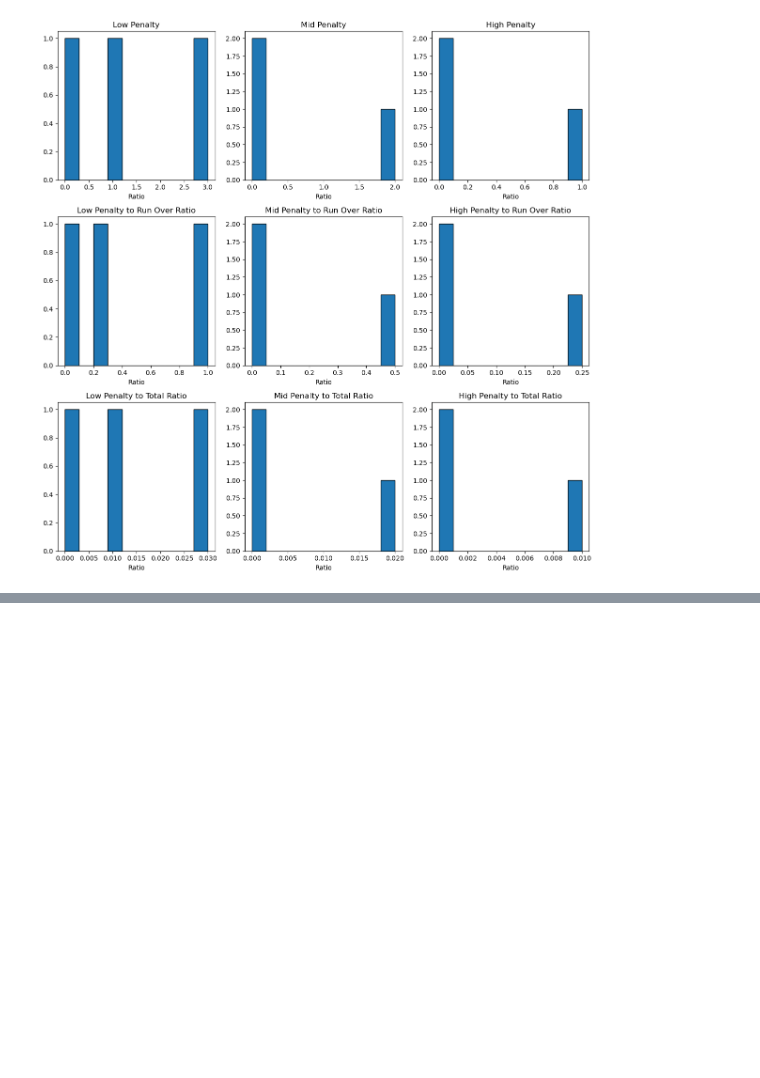
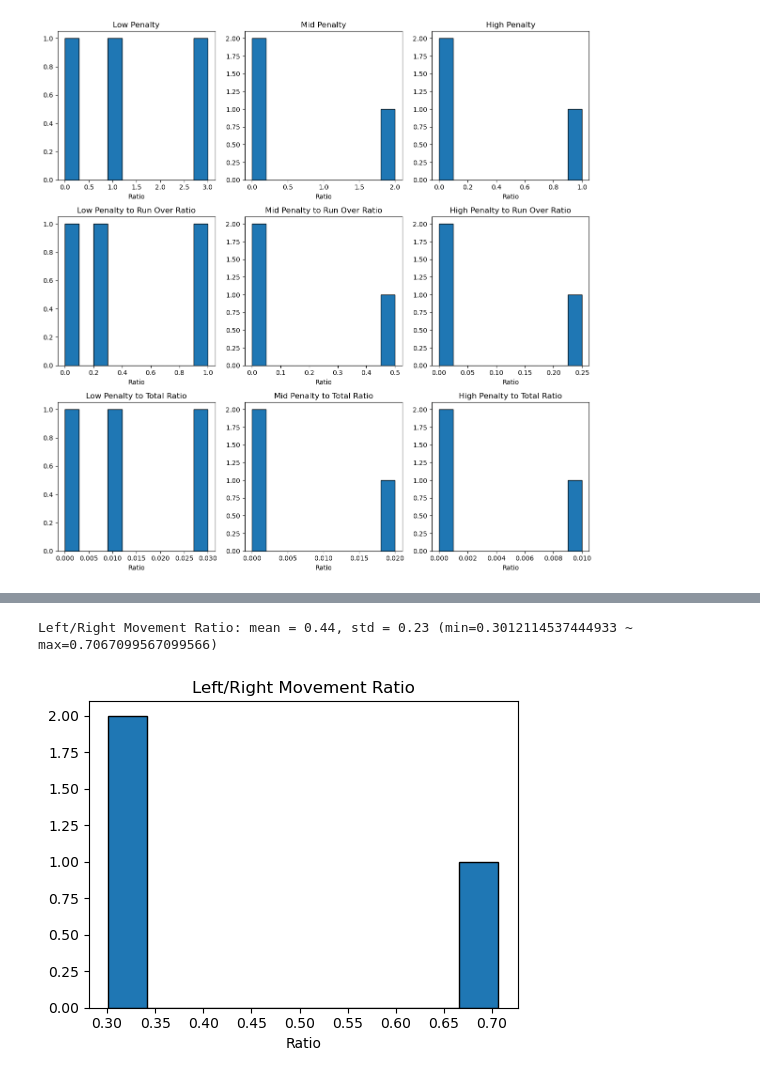
Before and after one commit to bugoverdose/PedestrianEnv, a Jupyter notebook: analysis/summary.ipynb, the cells around one changed output, grey strips where cells are left out. Drawn from its saved outputs; the diff is of its cells as text; code cells hidden in the pictures; blank space fills up the shorter version.

```diff
--- a/analysis/summary.ipynb
+++ b/analysis/summary.ipynb
@@ -368,0 +406,15 @@ High Penalty to Total Ratio: mean = 0.00, std = 0.01 (min=0.0 ~ max=0.01)
+# %%
+actions = ["Nothing", "UP", "DOWN", "RIGHT", "LEFT"]
+
+sideway_movement_ratio = df["action_RIGHT_ratio"] + df["action_LEFT_ratio"]
+
+fig, axes = plt.subplots(1, 1, figsize=(5, 4))
+col = "sideway_movement_ratio"
+xlable = "Left/Right Movement Ratio"
+print_summary(sideway_movement_ratio, xlable)
+plot_summary(axes, sideway_movement_ratio, xlable="Ratio", title=xlable)
+plt.tight_layout()
+plt.show()
+# %% [output]
+Left/Right Movement Ratio: mean = 0.44, std = 0.23 (min=0.3012114537444933 ~ max=0.7067099567099566)
+[figure, added]
```
Also changed, not shown: parts of 7 cells of this notebook, 2 other files.
